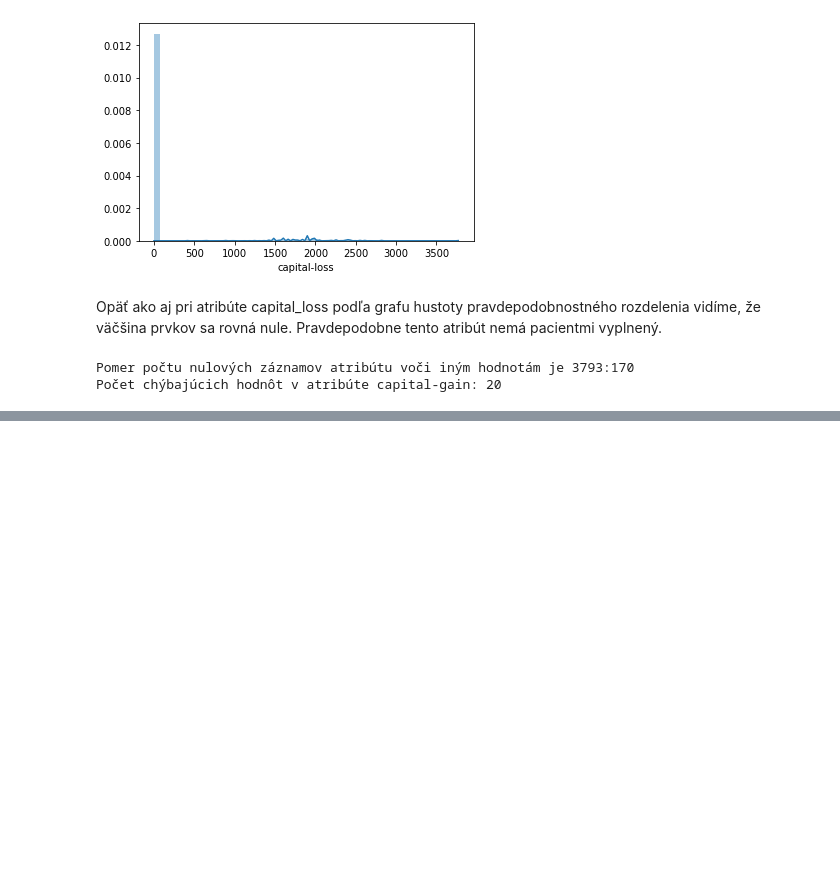
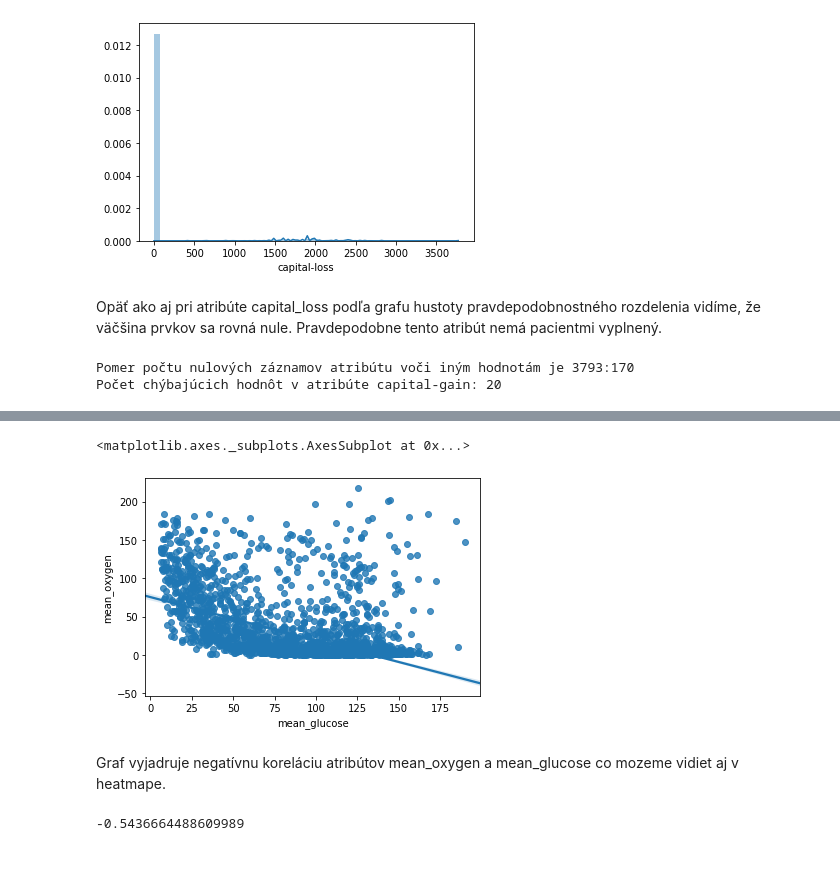
Before and after one commit to MCFreddie777/iau-project, a Jupyter notebook: other.ipynb, the cells around one changed output, grey strips where cells are left out. Drawn from its saved outputs; the diff is of its cells as text; code cells hidden in the pictures; blank space fills up the shorter version.

```diff
--- a/other.ipynb
+++ b/other.ipynb
@@ -748,0 +787,13 @@ Počet chýbajúcich hodnôt v atribúte capital-gain: 20
+# %%
+sns.regplot(x="mean_glucose",y="mean_oxygen",data=data)
+# %% [output]
+<matplotlib.axes._subplots.AxesSubplot at 0x...>
+[figure, added]
+# %% [markdown]
+Graf vyjadruje negatívnu koreláciu atribútov mean_oxygen a mean_glucose co mozeme vidiet aj v heatmape.
+# %%
+data.mean_glucose.corr(data.mean_oxygen)
+# %% [output]
+-0.5436664488609989
+# %% [markdown]
+<br>
```
Also changed, not shown: parts of 59 cells of this notebook, 1 other file.
